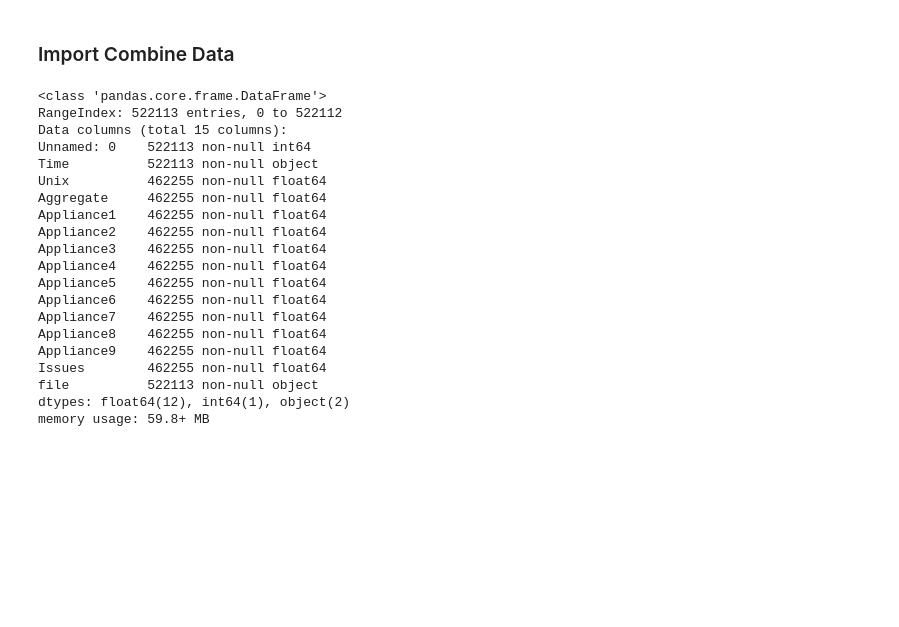
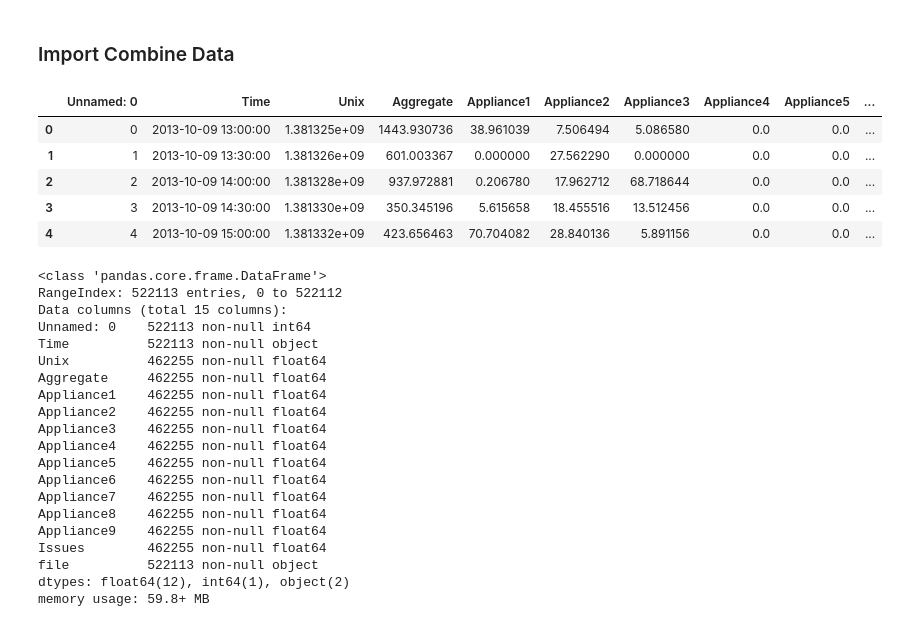
Before and after one commit to dipsonflash/19ERBE-EDA-Coursework, a Jupyter notebook: REFIT- Electrical Load Measurement- ERBE-EDA Course Work.ipynb, the cells around one changed output. Saved outputs shown, nothing was run; the diff lists cells and outputs as text; code cells hidden in the pictures; blank space fills up the shorter version.

```diff
--- a/REFIT- Electrical Load Measurement- ERBE-EDA Course Work.ipynb
+++ b/REFIT- Electrical Load Measurement- ERBE-EDA Course Work.ipynb
@@ -59,6 +327,15 @@ CLEAN_House9.csv
 ### Import Combine Data
 # %%
 mydf = pd.read_csv('NewData.csv')
+# %%
+mydf.head()
+# %% [output]
+|  | Unnamed: 0 | Time | Unix | Aggregate | Appliance1 | Appliance2 | Appliance3 | Appliance4 | Appliance5 | ... |
+| 0 | 0 | 2013-10-09 13:00:00 | 1.381325e+09 | 1443.930736 | 38.961039 | 7.506494 | 5.086580 | 0.0 | 0.0 | ... |
+| 1 | 1 | 2013-10-09 13:30:00 | 1.381326e+09 | 601.003367 | 0.000000 | 27.562290 | 0.000000 | 0.0 | 0.0 | ... |
+| 2 | 2 | 2013-10-09 14:00:00 | 1.381328e+09 | 937.972881 | 0.206780 | 17.962712 | 68.718644 | 0.0 | 0.0 | ... |
+| 3 | 3 | 2013-10-09 14:30:00 | 1.381330e+09 | 350.345196 | 5.615658 | 18.455516 | 13.512456 | 0.0 | 0.0 | ... |
+| 4 | 4 | 2013-10-09 15:00:00 | 1.381332e+09 | 423.656463 | 70.704082 | 28.840136 | 5.891156 | 0.0 | 0.0 | ... |
 # %%
 mydf.info()
 # %% [output]
```
Also changed, not shown: parts of 20 cells of this notebook.
